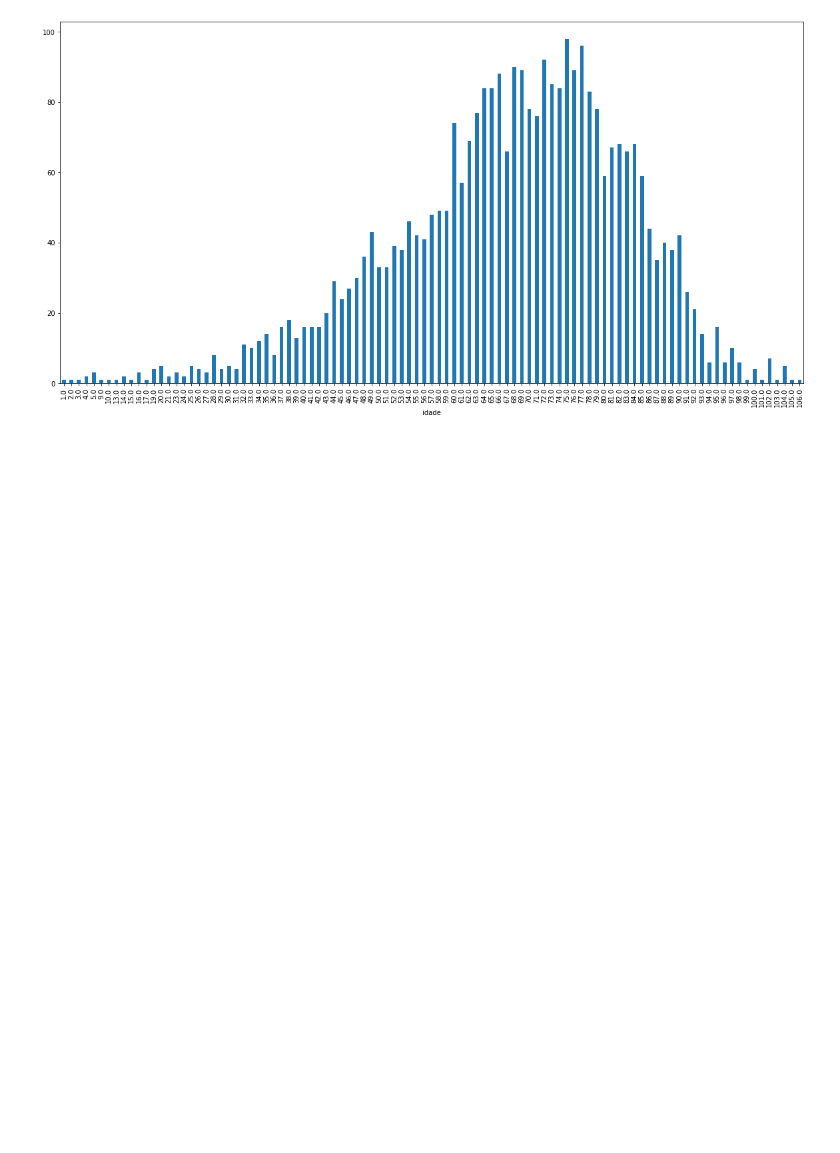
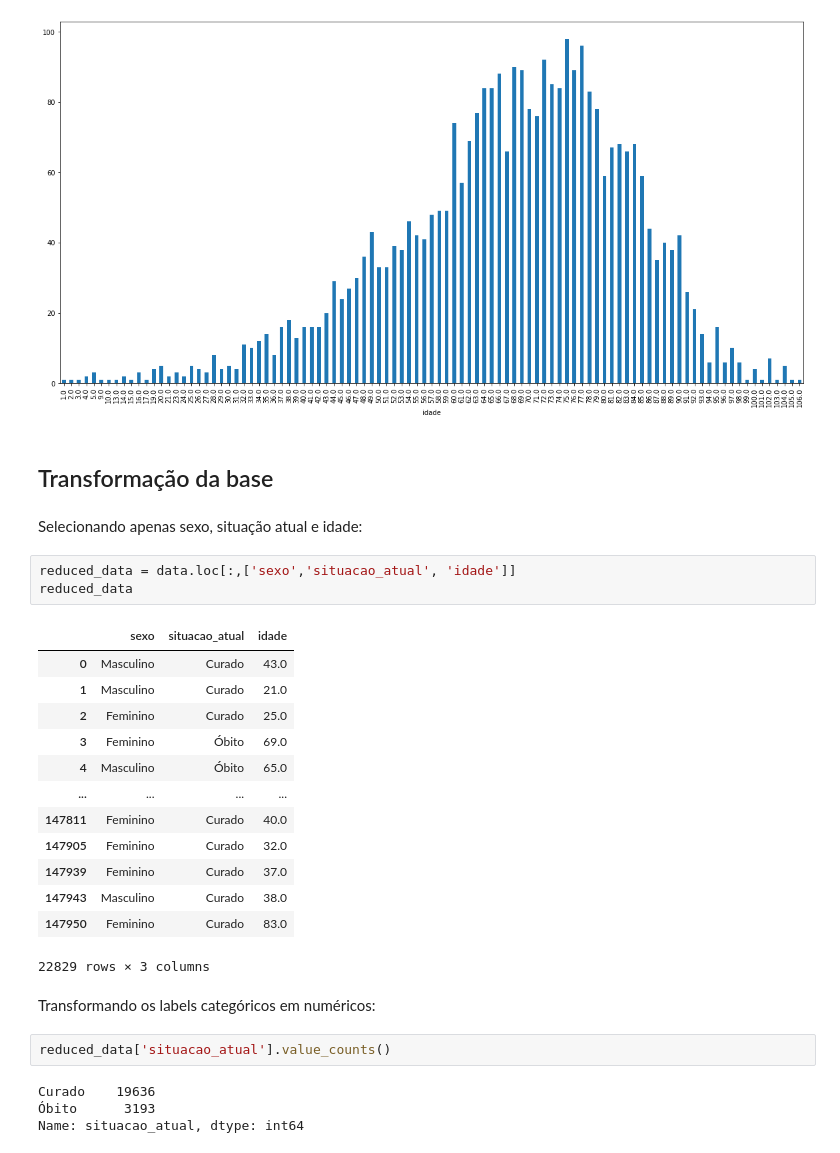
Before and after one commit to kevinwsbr/data-science, a Jupyter notebook: project/Project.ipynb, the cells around one changed output. Cells and saved outputs as stored; diff of their text form; blank space fills up the shorter version.

```diff
--- a/project/Project.ipynb
+++ b/project/Project.ipynb
@@ -116,3 +135,32 @@ ages2.plot.bar(figsize=(20,10))
 plt.show()
 # %% [output]
 [figure]
+# %% [markdown]
+## Transformação da base
+# %% [markdown]
+Selecionando apenas sexo, situação atual e idade:
+# %%
+reduced_data = data.loc[:,['sexo','situacao_atual', 'idade']]
+reduced_data
+# %% [output]
+|  | sexo | situacao_atual | idade |
+| 0 | Masculino | Curado | 43.0 |
+| 1 | Masculino | Curado | 21.0 |
+| 2 | Feminino | Curado | 25.0 |
+| 3 | Feminino | Óbito | 69.0 |
+| 4 | Masculino | Óbito | 65.0 |
+| ... | ... | ... | ... |
+| 147811 | Feminino | Curado | 40.0 |
+| 147905 | Feminino | Curado | 32.0 |
+| 147939 | Feminino | Curado | 37.0 |
+| 147943 | Masculino | Curado | 38.0 |
+| 147950 | Feminino | Curado | 83.0 |
+22829 rows × 3 columns
+# %% [markdown]
+Transformando os labels categóricos em numéricos:
+# %%
+reduced_data['situacao_atual'].value_counts()
+# %% [output]
+Curado    19636
+Óbito      3193
+Name: situacao_atual, dtype: int64
```
Also changed, not shown: parts of 26 cells of this notebook.
